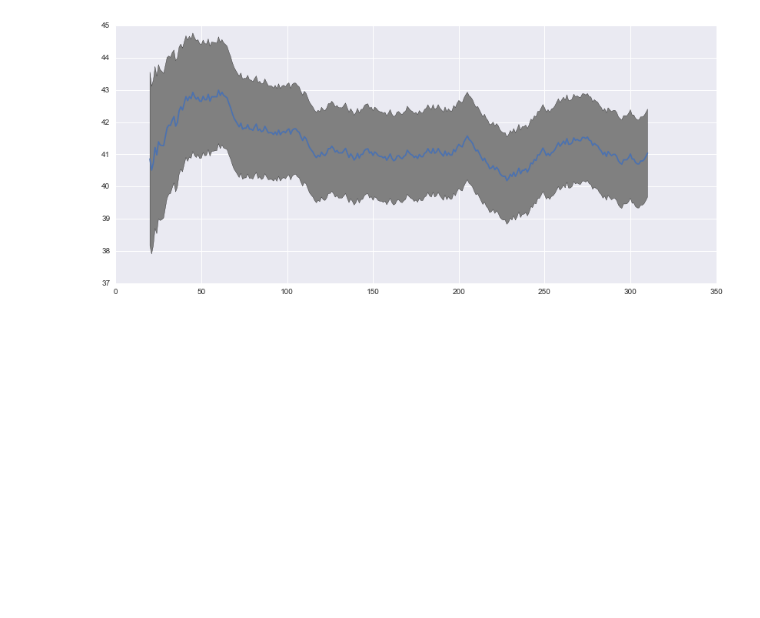
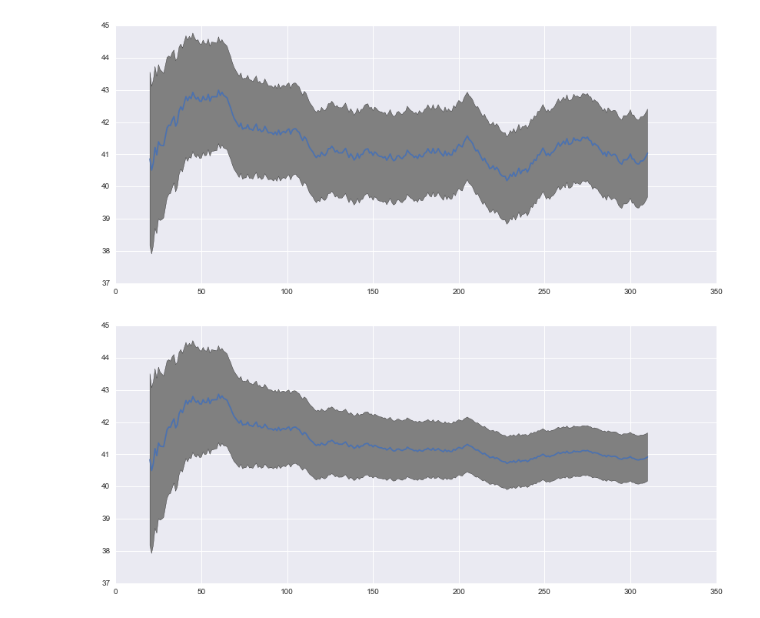
Before and after one commit to DanielVF/Halite-Ranking-Viz, a Jupyter notebook: Trueskill-Seaborn.ipynb, the cells around one changed output. Drawn from its saved outputs; the diff is of its cells as text; code cells hidden in the pictures; blank space fills up the shorter version.

Commit message:
Add low tau trueskill

```diff
--- a/Trueskill-Seaborn.ipynb
+++ b/Trueskill-Seaborn.ipynb
@@ -34,3 +36,6 @@ Loading Games
 65000 of 74080
 70000 of 74080
 Done
+# %%
+trueskill.setup(tau=0.02)
+players_low_tau = score_with_default_trueskill(games) # Takes a few minutes
@@ -58,9 +80,9 @@ def plot_converge(player):
     plt.plot(range(20, len(player.rating_data)), player_mus)
     plt.show()
 
-    plt.fill_between(range(20, len(player.rating_data)), player_sigmas, facecolor='grey')
-    plt.ylim((0,1))
-    plt.show()
+#     plt.fill_between(range(20, len(player.rating_data)), player_sigmas, facecolor='grey')
+#     plt.ylim((0,1))
+#     plt.show()
 
 
 plot_converge(players["mzotkiew"])
@@ -71,6 +92,10 @@ plot_converge(players["mzotkiew"])
 plot_converge(players["DanielVF"])
 # %% [output]
 [figure]
+# %%
+plot_converge(players_low_tau["DanielVF"])
+# %% [output]
+[figure, added]
 # %%
 plot_converge(players["nmalaguti"])
 # %% [output]
```
Also changed, not shown: parts of 7 cells of this notebook.
